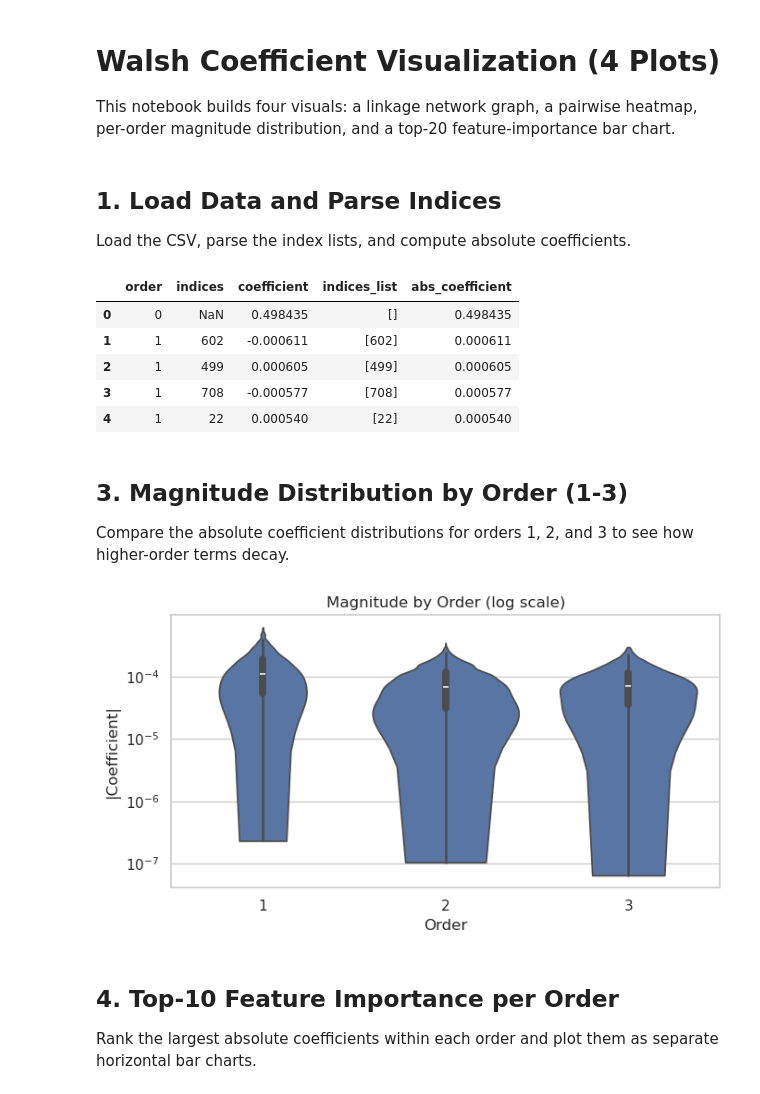
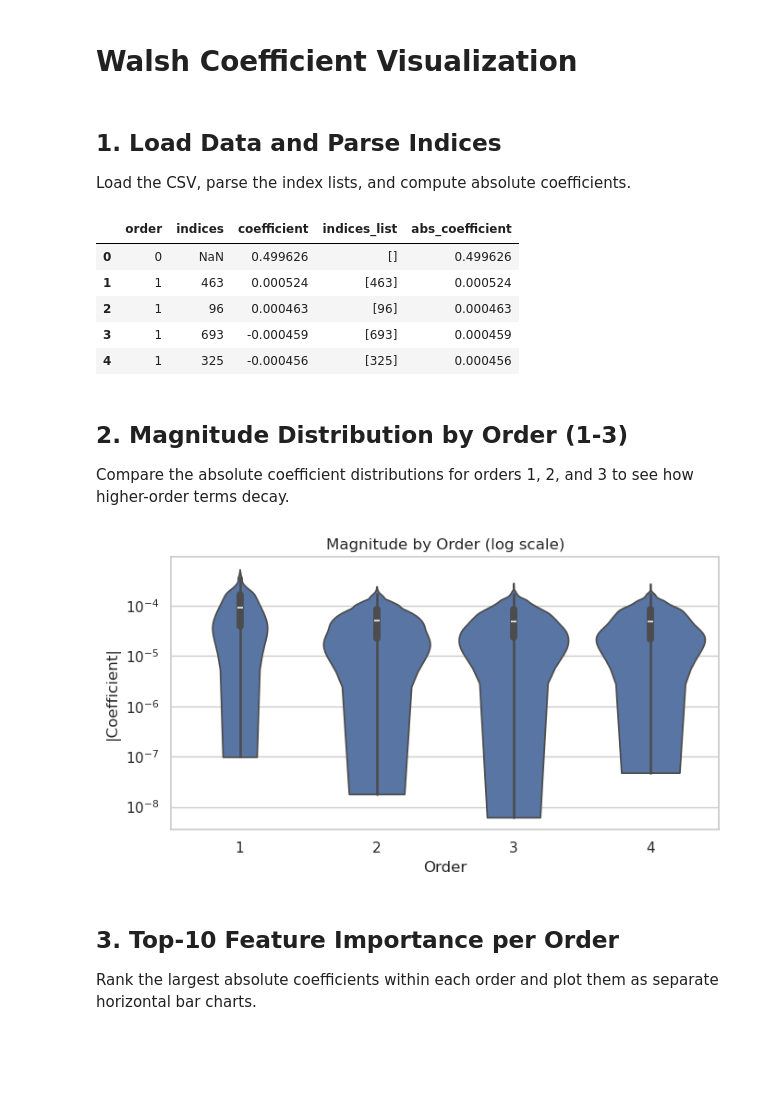
Before and after one commit to PhamNhatQuang207/Walsh-Transform, a Jupyter notebook: statistic/walsh_coefficients_visualize_advance.ipynb, the cells around one changed output. Saved outputs shown, nothing was run; the diff lists cells and outputs as text; code cells hidden in the pictures; blank space fills up the shorter version.

```diff
--- a/statistic/walsh_coefficients_visualize_advance.ipynb
+++ b/statistic/walsh_coefficients_visualize_advance.ipynb
@@ -1,7 +1,5 @@
 # %% [markdown]
-# Walsh Coefficient Visualization (4 Plots)
-
-This notebook builds four visuals: a linkage network graph, a pairwise heatmap, per-order magnitude distribution, and a top-20 feature-importance bar chart.
+# Walsh Coefficient Visualization
 # %% [markdown]
 ## 1. Load Data and Parse Indices
 
@@ -14,7 +12,7 @@ import seaborn as sns
 
 sns.set_theme(style="whitegrid")
 
-csv_path = "../nk_walsh_coefficients.csv"
+csv_path = "./n1000_k3.csv"
 df = pd.read_csv(csv_path)
 
 def parse_indices(value):
@@ -33,34 +31,34 @@ n_vars = int(max_index) + 1 if max_index >= 0 else 0
 df.head()
 # %% [output]
 |  | order | indices | coefficient | indices_list | abs_coefficient |
-| 0 | 0 | NaN | 0.498435 | [] | 0.498435 |
-| 1 | 1 | 602 | -0.000611 | [602] | 0.000611 |
-| 2 | 1 | 499 | 0.000605 | [499] | 0.000605 |
-| 3 | 1 | 708 | -0.000577 | [708] | 0.000577 |
-| 4 | 1 | 22 | 0.000540 | [22] | 0.000540 |
+| 0 | 0 | NaN | 0.499626 | [] | 0.499626 |
+| 1 | 1 | 463 | 0.000524 | [463] | 0.000524 |
+| 2 | 1 | 96 | 0.000463 | [96] | 0.000463 |
+| 3 | 1 | 693 | -0.000459 | [693] | 0.000459 |
+| 4 | 1 | 325 | -0.000456 | [325] | 0.000456 |
 # %% [markdown]
-## 3. Magnitude Distribution by Order (1-3)
+## 2. Magnitude Distribution by Order (1-3)
 
 Compare the absolute coefficient distributions for orders 1, 2, and 3 to see how higher-order terms decay.
 # %%
-orders = [1, 2, 3]
+orders = sorted([o for o in df["order"].unique() if o > 0])
 plot_df = df[df["order"].isin(orders)].copy()
 
 if plot_df.empty:
-    raise ValueError("No coefficients found for orders 1-3.")
+    raise ValueError(f"No coefficients found for orders {orders}.")
 
 plt.figure(figsize=(7, 4))
 sns.violinplot(data=plot_df, x="order", y="abs_coefficient", inner="box", cut=0)
 plt.yscale("log")
 plt.title("Magnitude by Order (log scale)")
 plt.xlabel("Order")
 plt.ylabel("|Coefficient|")
 plt.tight_layout()
 plt.show()
 # %% [output]
-[figure, old version]
+[figure, new version]
 # %% [markdown]
-## 4. Top-10 Feature Importance per Order
+## 3. Top-10 Feature Importance per Order
 
 Rank the largest absolute coefficients within each order and plot them as separate horizontal bar charts.
 # %%
```
Also changed, not shown: parts of 1 cell of this notebook, 2 other files.
